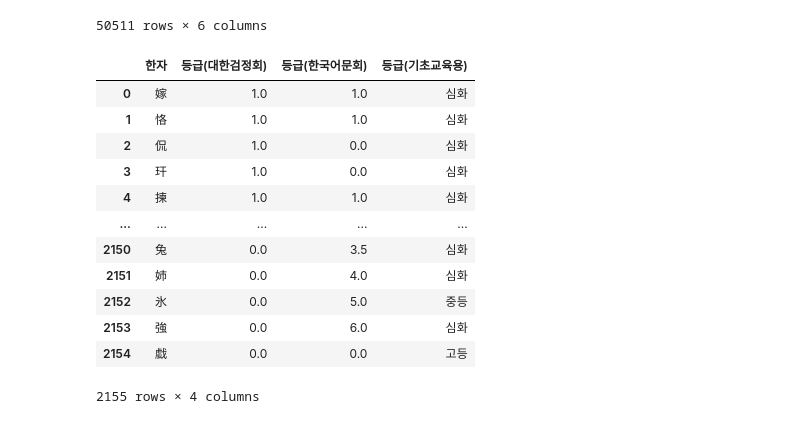
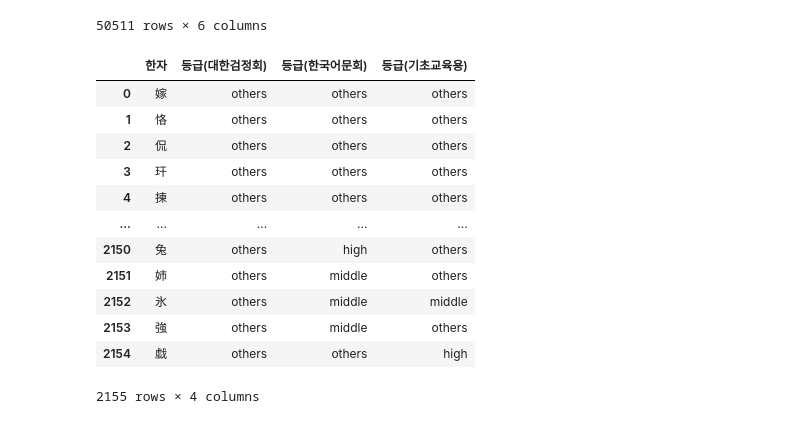
Before and after one commit to Hellcreams/hanja_suggestion, a Jupyter notebook: analyzation.ipynb, the cells around one changed output. Drawn from its saved outputs; the diff is of its cells as text; code cells hidden in the pictures.

```diff
--- a/analyzation.ipynb
+++ b/analyzation.ipynb
@@ -32,18 +37,49 @@ test_df
 | 50510 | 2026 | 9 | 국어 | 15 | 56 | 入 |
 50511 rows × 6 columns
 # %%
+# 참고 데이터가 seaborn 사용 시 텍스트 깨짐 현상 방지
+ref_df["등급(기초교육용)"] = ref_df["등급(기초교육용)"].map(
+    {"중등" : "middle",
+    "고등" : "high",
+     "심화" : "others"}
+)
+# 대한검정회 3급 1000자, 준2급 1500자 / 3급까지 중등(middle), 준2급은 고등(high)로 분류
+ref_df["등급(대한검정회)"] = np.select(
+    [ref_df["등급(대한검정회)"] >= 3.0,
+     ref_df["등급(대한검정회)"] >= 2.5,
+     True],
+    [3, 2, 1]
+)
+ref_df["등급(대한검정회)"] = ref_df["등급(대한검정회)"].map(
+    {3 : "middle",
+    2 : "high",
+     1 : "others"}
+)
+# 대한검정회 4급 1000자, 3급 1800자 / 4급까지 중간(middle), 3급은 고등(high)로 분류
+ref_df["등급(한국어문회)"] = np.select(
+    [ref_df["등급(한국어문회)"] >= 4.0,
+     ref_df["등급(한국어문회)"] >= 3.0,
+     True],
+    [3, 2, 1]
+)
+ref_df["등급(한국어문회)"] = ref_df["등급(한국어문회)"].map(
+    {3 : "middle",
+    2 : "high",
+     1 : "others"}
+)
+# -----------------------------
 ref_df
 # %% [output]
 |  | 한자 | 등급(대한검정회) | 등급(한국어문회) | 등급(기초교육용) |
-| 0 | 嫁 | 1.0 | 1.0 | 심화 |
-| 1 | 恪 | 1.0 | 1.0 | 심화 |
-| 2 | 侃 | 1.0 | 0.0 | 심화 |
-| 3 | 玕 | 1.0 | 0.0 | 심화 |
-| 4 | 揀 | 1.0 | 1.0 | 심화 |
+| 0 | 嫁 | others | others | others |
+| 1 | 恪 | others | others | others |
+| 2 | 侃 | others | others | others |
+| 3 | 玕 | others | others | others |
+| 4 | 揀 | others | others | others |
 | ... | ... | ... | ... | ... |
-| 2150 | 兔 | 0.0 | 3.5 | 심화 |
-| 2151 | 姉 | 0.0 | 4.0 | 심화 |
-| 2152 | 氷 | 0.0 | 5.0 | 중등 |
-| 2153 | 強 | 0.0 | 6.0 | 심화 |
-| 2154 | 戱 | 0.0 | 0.0 | 고등 |
+| 2150 | 兔 | others | high | others |
+| 2151 | 姉 | others | middle | others |
+| 2152 | 氷 | others | middle | middle |
+| 2153 | 強 | others | middle | others |
+| 2154 | 戱 | others | others | high |
 2155 rows × 4 columns
```
Also changed, not shown: parts of 26 cells of this notebook, 1 other file.
